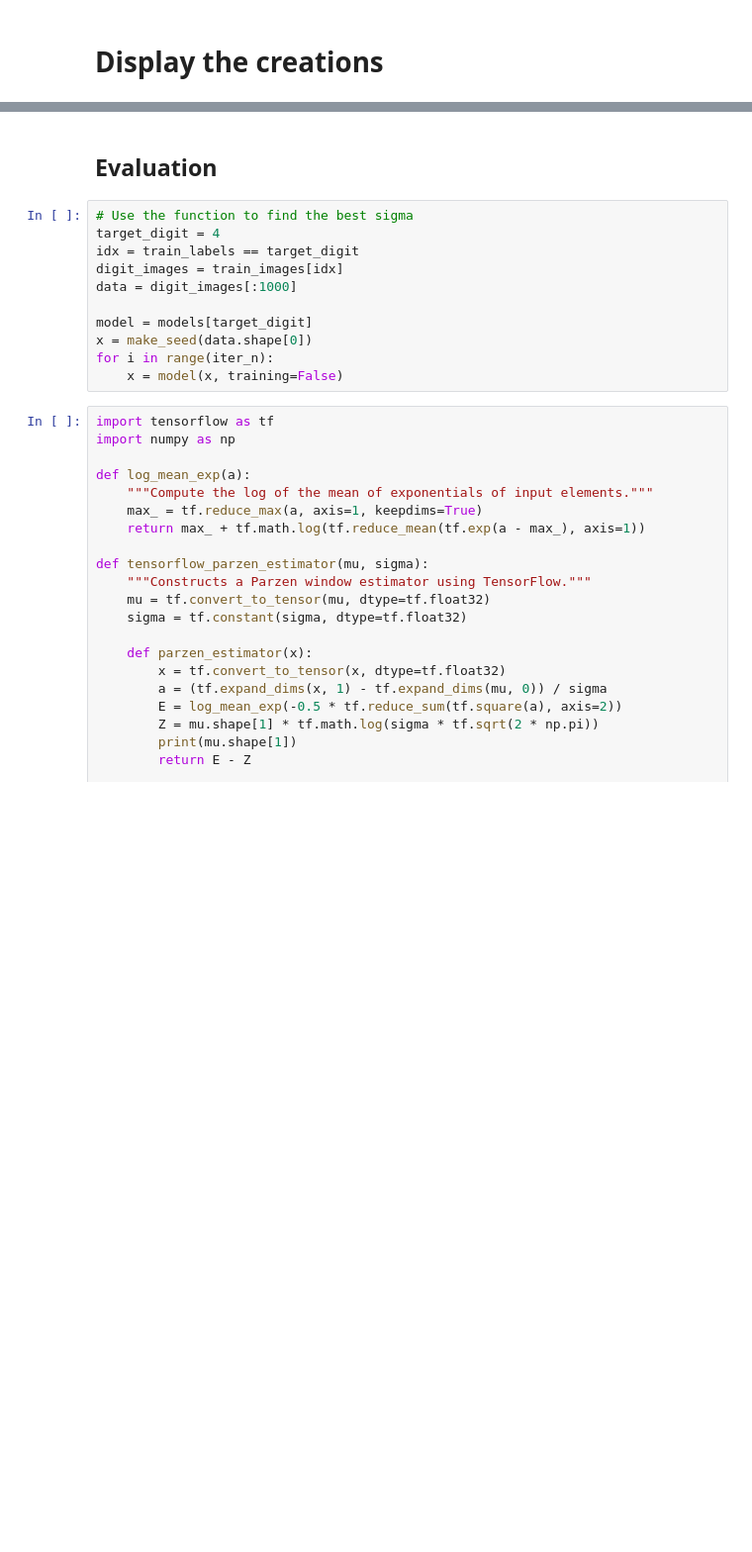
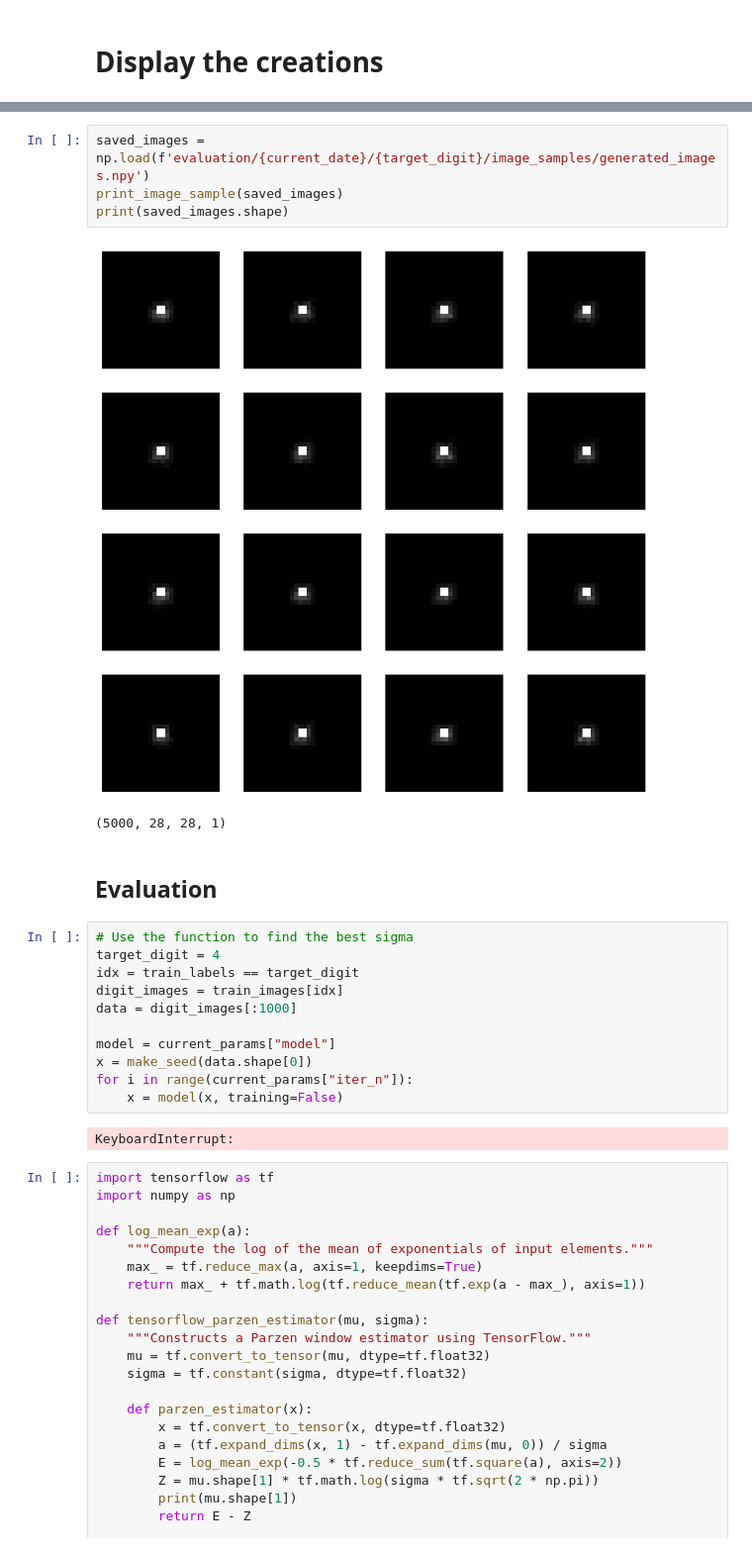
Before and after one commit to alfredbackhouse/3rd-year-project, a Jupyter notebook: 3rd_year_project_gmmn.ipynb, the cells around one changed output, grey strips where cells are left out. Shown at 99% size. Cells and saved outputs as stored; diff of their text form; blank space fills up the shorter version.

```diff
--- a/3rd_year_project_gmmn.ipynb
+++ b/3rd_year_project_gmmn.ipynb
@@ -456,3 +511,10 @@ in user code:
+# %%
+saved_images = np.load(f'evaluation/{current_date}/{target_digit}/image_samples/generated_images.npy')
+print_image_sample(saved_images)
+print(saved_images.shape)
+# %% [output]
+[figure, added]
+(5000, 28, 28, 1)
 # %% [markdown]
 ## Evaluation
 # %%
@@ -462,10 +524,12 @@ idx = train_labels == target_digit
 digit_images = train_images[idx]
 data = digit_images[:1000]
 
-model = models[target_digit]
+model = current_params["model"]
 x = make_seed(data.shape[0])
-for i in range(iter_n):
+for i in range(current_params["iter_n"]):
     x = model(x, training=False)
+# %% [output]
+KeyboardInterrupt:
 # %%
 import tensorflow as tf
 import numpy as np
```
Also changed, not shown: parts of 14 cells of this notebook, 1 other file.
